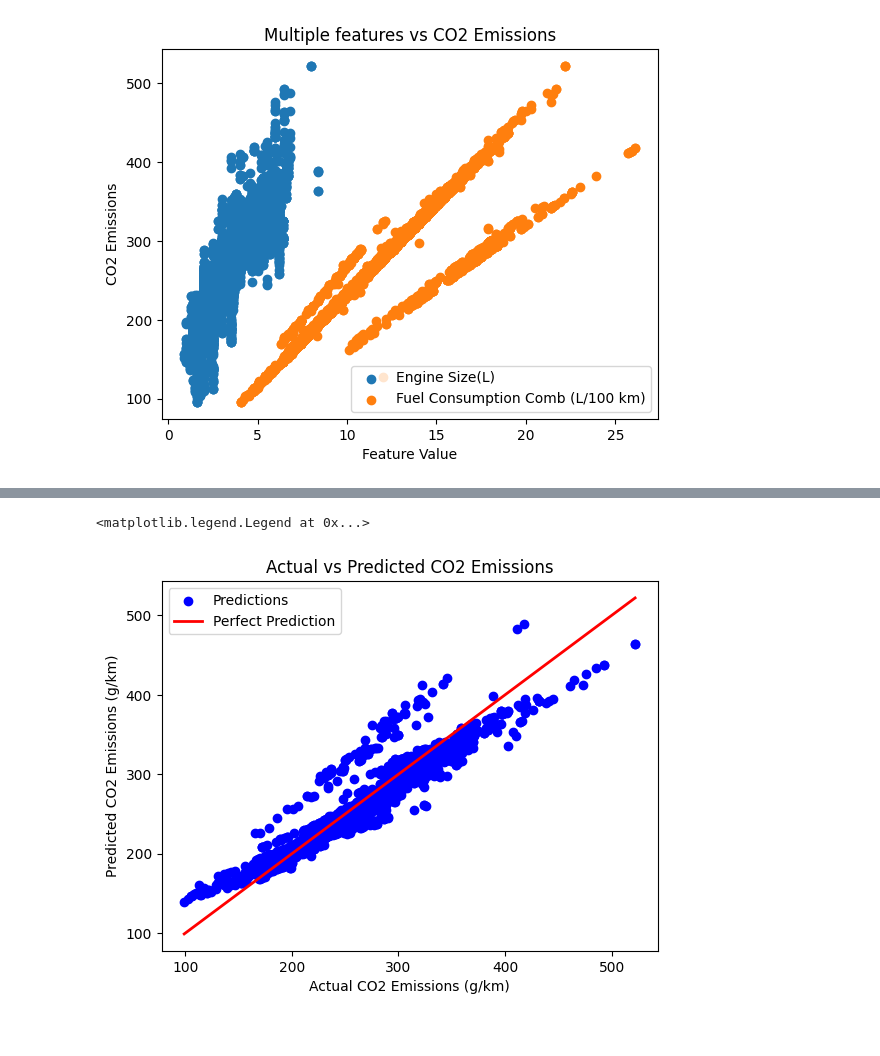
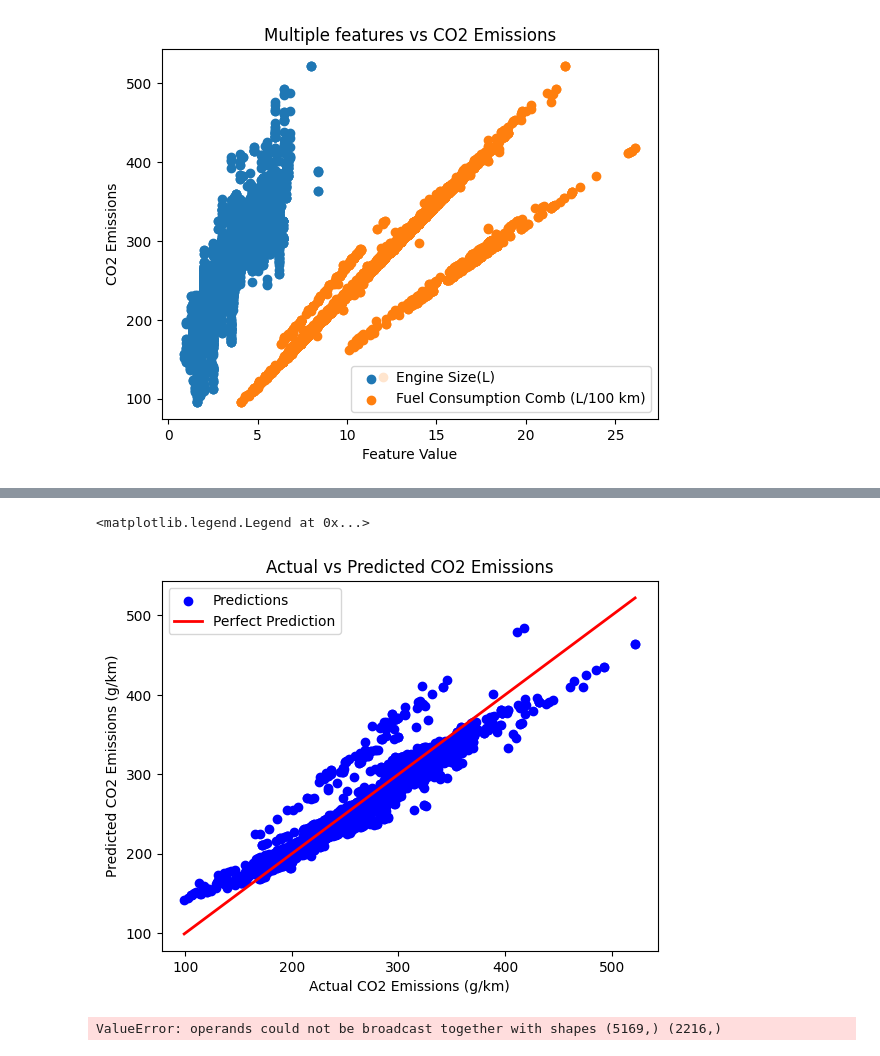
Before and after one commit to anamika22priya/RUGVED-AI-TASKPAHSE, a Jupyter notebook: TASK3/ml_model.ipynb, the cells around one changed output, grey strips where cells are left out. Drawn from its saved outputs; the diff is of its cells as text; code cells hidden in the pictures.

```diff
--- a/TASK3/ml_model.ipynb
+++ b/TASK3/ml_model.ipynb
@@ -222,7 +230,7 @@ class LinearRegressionGD:
                 else:
                     self.wait=0
 
-                if self.wait>=self.bpatience:
+                if self.wait>=self.patience:
                     print(f"Early stopping at iteration{i}")
                     break
 
@@ -241,10 +249,31 @@ Bias: 243.29391191572233
 # %%
-y_pred = model.predict(X_test)
-rmse = np.sqrt(np.mean((y_test - y_pred) ** 2))
-ss_total = np.sum((y_test - np.mean(y_test)) ** 2)
-ss_res = np.sum((y_test - y_pred) ** 2)
-r2 = 1 - ss_res / ss_total
+y_pred= model.predict(X_test)
 
-print("\nRMSE:", rmse)
-print("R-squared:", r2)
+#unscaling y values:
+
+median_y = df[target].median()
+Q1_y = df[target].quantile(0.25)
+Q3_y = df[target].quantile(0.75)
+IQR_y = Q3_y - Q1_y
+
+# Unscale predicted and actual y values
+y_pred_real = y_pred * IQR_y + median_y
+y_test_real = y_test.ravel() * IQR_y + median_y  # make sure y_test is 1D
+
+# Compute RMSE in original units
+rmse_real = np.sqrt(np.mean((y_test_real - y_pred_real) ** 2))
+
+# Compute R² in original units
+ss_total = np.sum((y_test_real - np.mean(y_test_real)) ** 2)
+ss_res = np.sum((y_test_real - y_pred_real) ** 2)
+r2_real = 1 - ss_res / ss_total
+
+# print("\nRMSE (original units):", rmse_real)
+# rmse = np.sqrt(np.mean((y_test - y_pred) ** 2))
+# ss_total = np.sum((y_test - np.mean(y_test)) ** 2)
+# ss_res = np.sum((y_test - y_pred) ** 2)
+# r2 = 1 - ss_res / ss_total
+
+print("\nRMSE:", rmse_real)
+print("R-squared:", r2_real)
 # %% [output]
@@ -261,18 +290,18 @@ plt.show()
 # %%
 
-# Scatter plot of actual vs predicted
-plt.scatter(y_test, y_pred, color='blue', label='Predictions')
+# Scatter plot of actual vs predicted #You keep y unscaled
+plt.scatter(y_test_real, y_pred_real, color='blue', label='Predictions')
 
 # Perfect prediction line
-min_val = min(y_test.min(), y_pred.min())
-max_val = max(y_test.max(), y_pred.max())
+min_val = min(y_test_real.min(), y_pred_real.min())
+max_val = max(y_test_real.max(), y_pred_real.max())
 plt.plot([min_val, max_val], [min_val, max_val],
          color='red', linewidth=2, label='Perfect Prediction')
 
 plt.xlabel("Actual CO2 Emissions (g/km)")
 plt.ylabel("Predicted CO2 Emissions (g/km)")
 plt.title("Actual vs Predicted CO2 Emissions")
 plt.legend()
 # %% [output]
 <matplotlib.legend.Legend at 0x...>
-[figure, old version]
+[figure, new version]
@@ -278,0 +312,12 @@ plt.legend()
+# %%
+rmse_train = np.sqrt(np.mean((y_train - y_pred_real)**2))
+rmse_test  = np.sqrt(np.mean((y_test - y_test_real)**2))
+
+# R²
+r2_train = 1 - np.sum((y_train - y_pred_real)**2)/np.sum((y_train - np.mean(y_train))**2)
+r2_test  = 1 - np.sum((y_test - y_test_real)**2)/np.sum((y_test - np.mean(y_test))**2)
+
+print("Training RMSE:", rmse_train, "R²:", r2_train)
+print("Validation RMSE:", rmse_test, "R²:", r2_test)
+# %% [output]
+ValueError: operands could not be broadcast together with shapes (5169,) (2216,)
```
Also changed, not shown: parts of 6 cells of this notebook, 9 other files.
